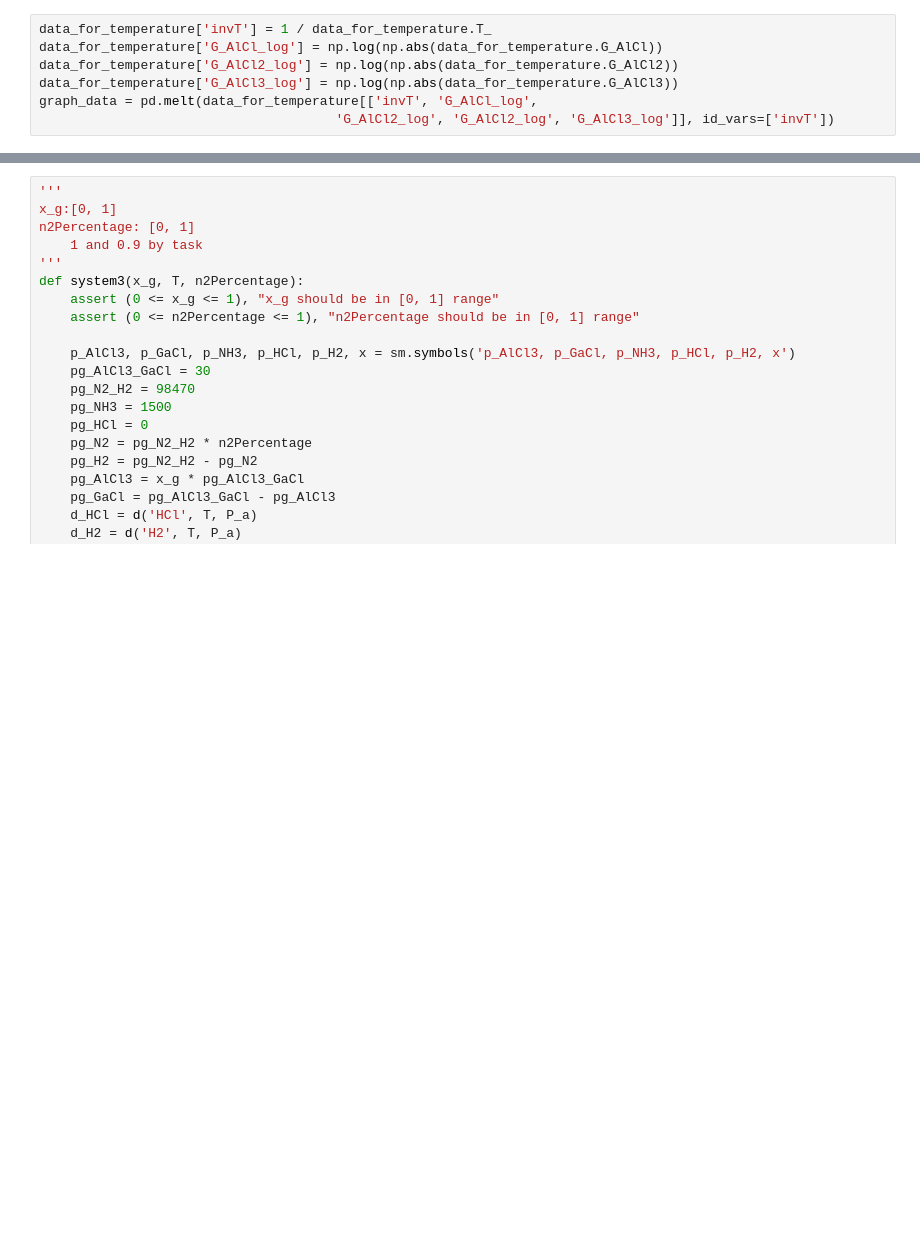
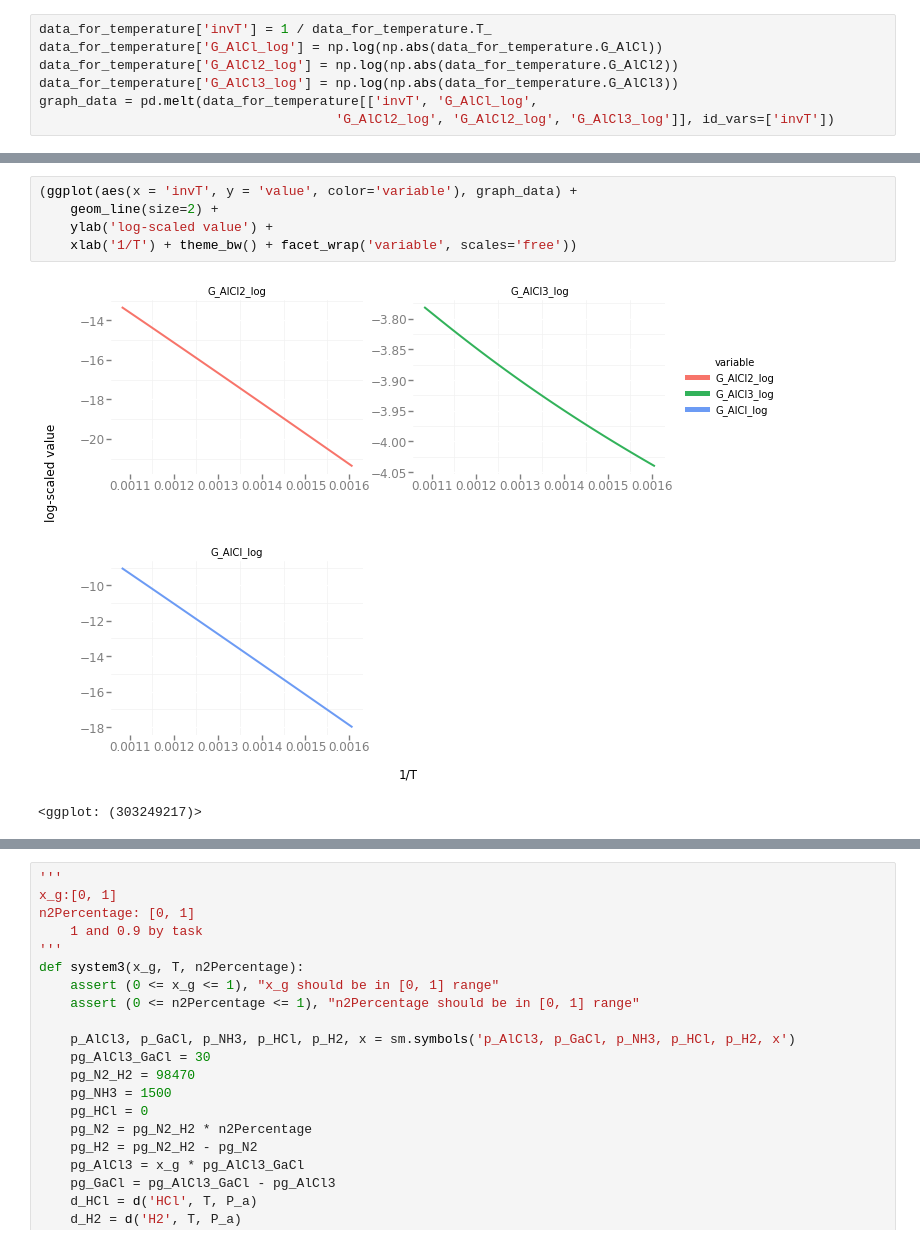
Before and after one commit to pavponn/computational-methods, a Jupyter notebook: course-work/AlganModel.ipynb, the cells around one changed output, grey strips where cells are left out. Saved outputs shown, nothing was run; the diff lists cells and outputs as text; blank space fills up the shorter version.

Commit message:
add graphs for 2nd task + changed graph for 1st

```diff
--- a/course-work/AlganModel.ipynb
+++ b/course-work/AlganModel.ipynb
@@ -203,3 +203,11 @@ graph_data = pd.melt(data_for_temperature[['invT', 'G_AlCl_log',
+# %%
+(ggplot(aes(x = 'invT', y = 'value', color='variable'), graph_data) +
+    geom_line(size=2) +
+    ylab('log-scaled value') +
+    xlab('1/T') + theme_bw() + facet_wrap('variable', scales='free'))
+# %% [output]
+[figure, added]
+<ggplot: (303249217)>
 # %%
 def system2(T):
     p_GaCl, p_GaCl2, p_GaCl3, p_HCl, p_H2 = sm.symbols('p_GaCl, p_GaCl2, p_GaCl3, p_HCl, p_H2')
```
Also changed, not shown: parts of 6 cells of this notebook.
